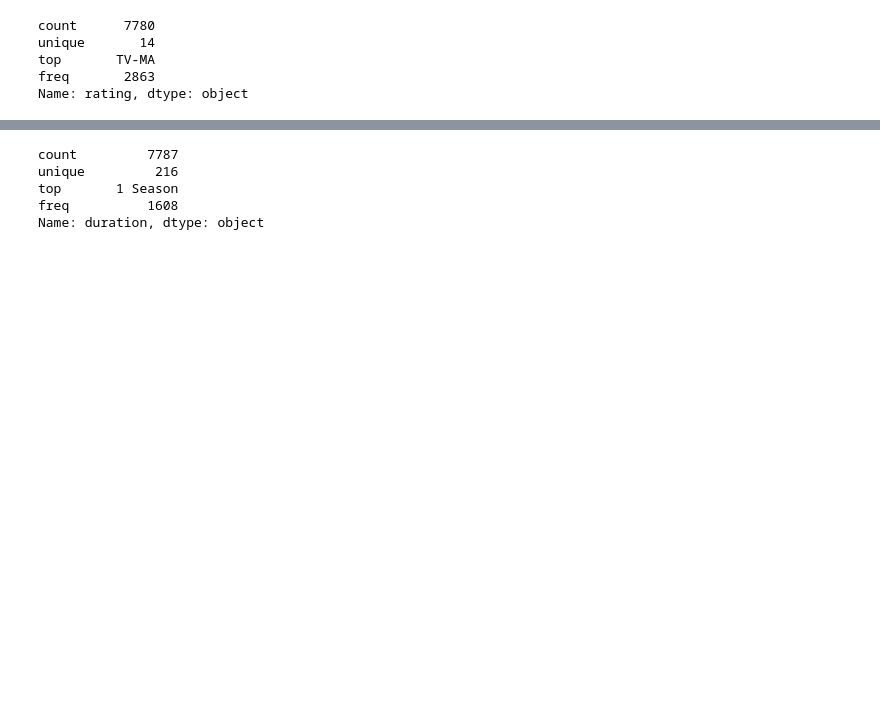
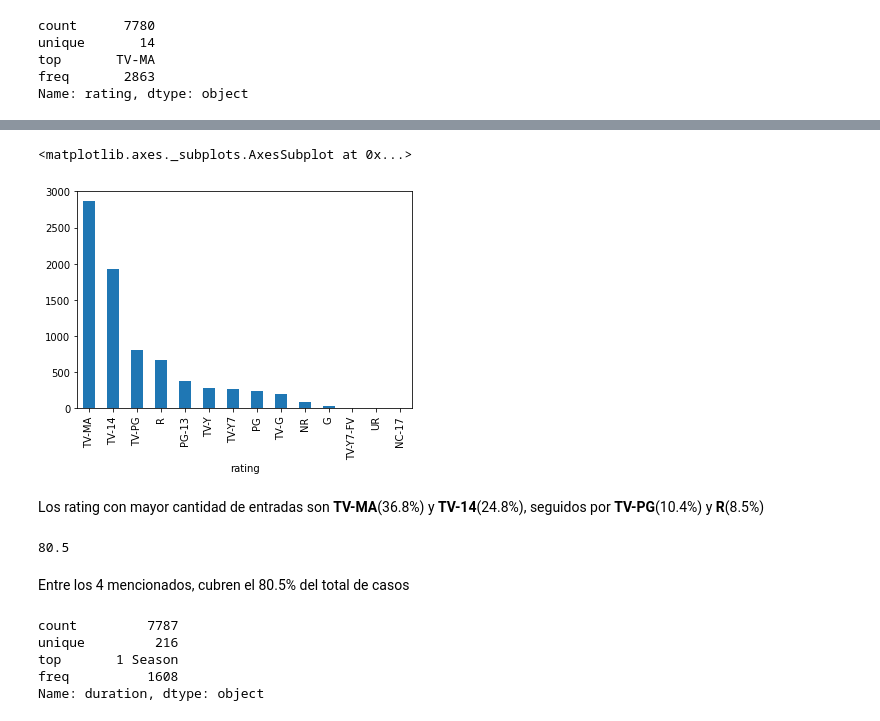
Before and after one commit to Maxibrionest/FMY-1.1.2, a Jupyter notebook: Actividad_1_2_2.ipynb, the cells around one changed output, grey strips where cells are left out. Cells and saved outputs as stored; diff of their text form; code cells hidden in the pictures; blank space fills up the shorter version.

```diff
--- a/Actividad_1_2_2.ipynb
+++ b/Actividad_1_2_2.ipynb
@@ -258,3 +295,16 @@ Name: rating, dtype: object
+# %%
+df.groupby('rating').size().sort_values(ascending=False).plot.bar()
+# %% [output]
+<matplotlib.axes._subplots.AxesSubplot at 0x...>
+[figure, added]
+# %% [markdown]
+Los rating con mayor cantidad de entradas son **TV-MA**(36.8%) y **TV-14**(24.8%), seguidos por **TV-PG**(10.4%) y **R**(8.5%)
+# %%
+36.8 + 24.8 + 10.4 + 8.5
+# %% [output]
+80.5
+# %% [markdown]
+Entre los 4 mencionados, cubren el 80.5% del total de casos
 # %%
 df['duration'].describe()
 # %% [output]
```
Also changed, not shown: parts of 20 cells of this notebook.
